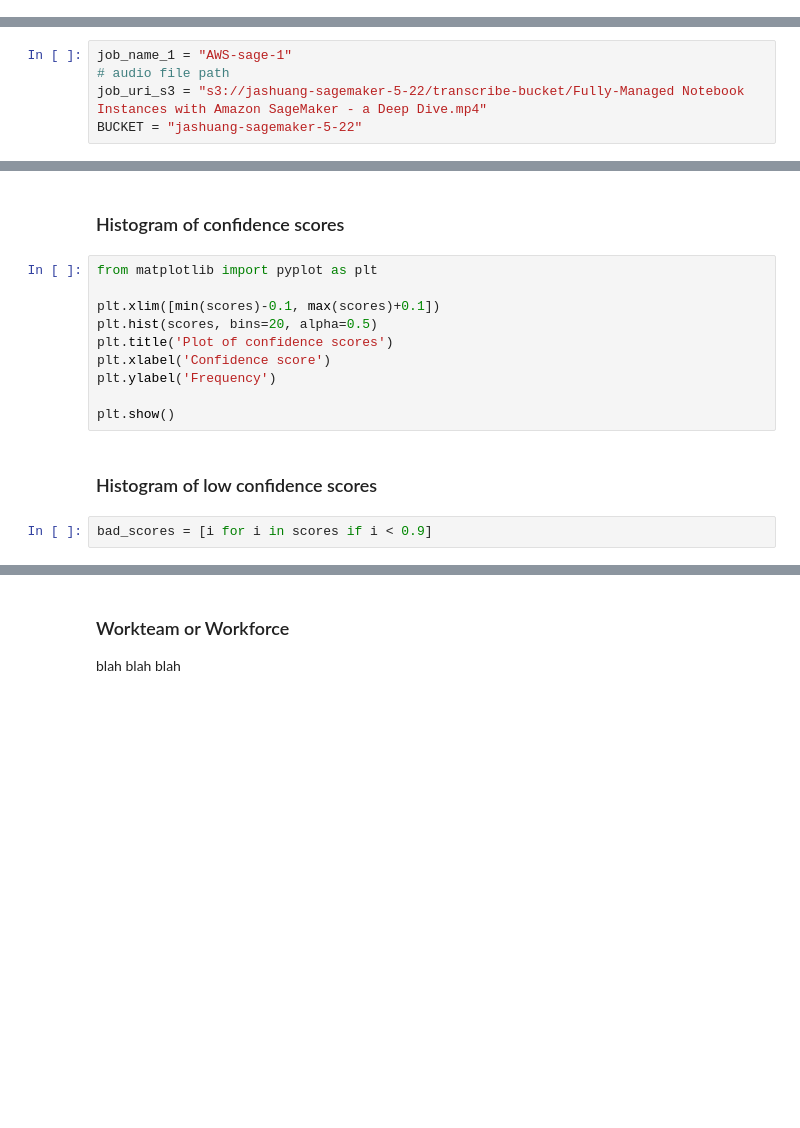
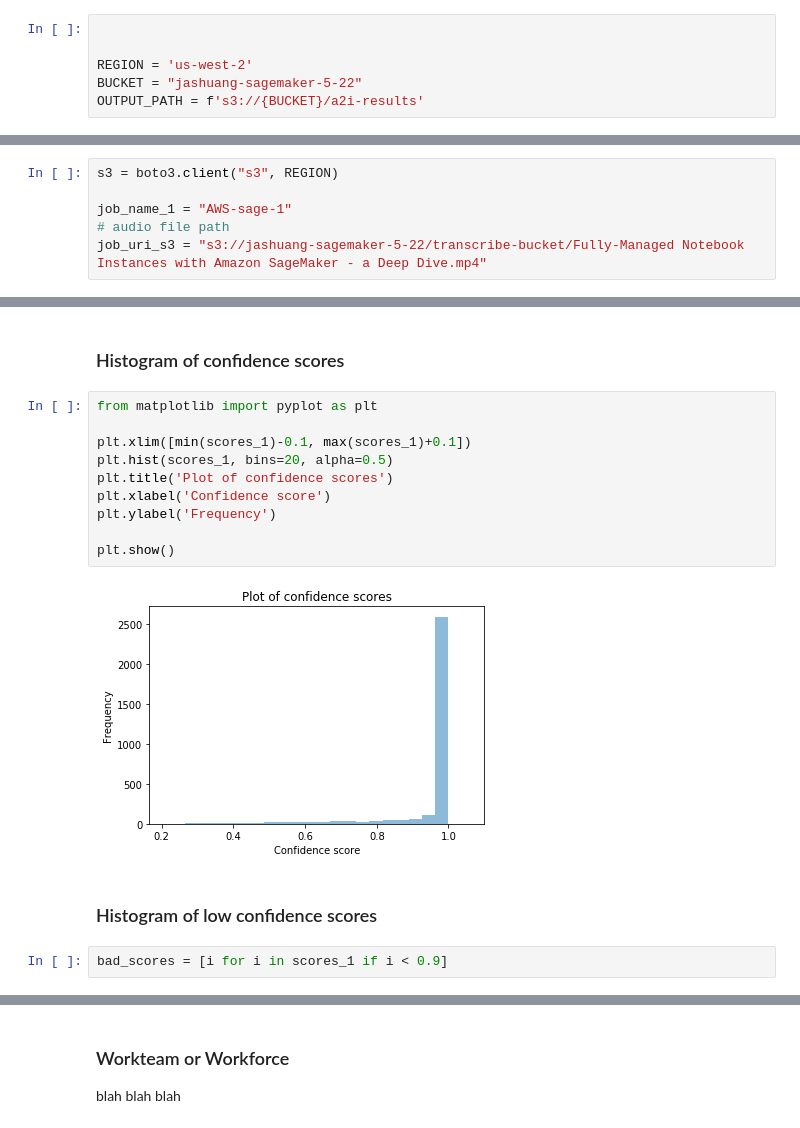
Before and after one commit to jasperhuang/jh_amazon_summer_2020, a Jupyter notebook: transcribe_demo.ipynb, the cells around one changed output, grey strips where cells are left out. Saved outputs shown, nothing was run; the diff lists cells and outputs as text; blank space fills up the shorter version.

```diff
--- a/transcribe_demo.ipynb
+++ b/transcribe_demo.ipynb
@@ -26,3 +27,9 @@ import boto3
+# %%
+
+
+REGION = 'us-west-2'
+BUCKET = "jashuang-sagemaker-5-22"
+OUTPUT_PATH = f's3://{BUCKET}/a2i-results'
 # %% [markdown]
 ### Roles and Permissions
 blah blah blah
@@ -35,10 +49,11 @@ Need to grant access for the following:
 ## Basic Transcription Job
 Here, we use Amazon Transcribe with default settings
 # %%
+s3 = boto3.client("s3", REGION)
+
 job_name_1 = "AWS-sage-1"
 # audio file path
 job_uri_s3 = "s3://jashuang-sagemaker-5-22/transcribe-bucket/Fully-Managed Notebook Instances with Amazon SageMaker - a Deep Dive.mp4"
-BUCKET = "jashuang-sagemaker-5-22"
 # %%
 # Here is a transcribe function
 def transcribe(job_name, job_uri, out_bucket, format="mp4", vocab_name=None):
@@ -187,17 +204,19 @@ file0.close()
 # %%
 from matplotlib import pyplot as plt
 
-plt.xlim([min(scores)-0.1, max(scores)+0.1])
-plt.hist(scores, bins=20, alpha=0.5)
+plt.xlim([min(scores_1)-0.1, max(scores_1)+0.1])
+plt.hist(scores_1, bins=20, alpha=0.5)
 plt.title('Plot of confidence scores')
 plt.xlabel('Confidence score')
 plt.ylabel('Frequency')
 
 plt.show()
+# %% [output]
+[figure, added]
 # %% [markdown]
 ### Histogram of low confidence scores
 # %%
-bad_scores = [i for i in scores if i < 0.9]
+bad_scores = [i for i in scores_1 if i < 0.9]
 # %%
 plt.xlim([min(bad_scores)-0.1, 1.0])
 plt.hist(bad_scores, bins=20, alpha=0.5)
```
Also changed, not shown: parts of 17 cells of this notebook.
